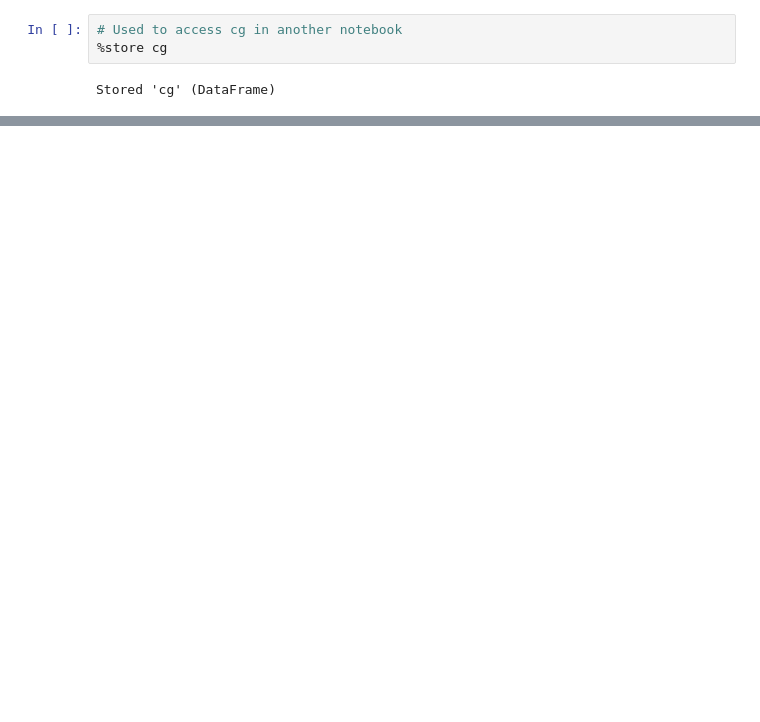
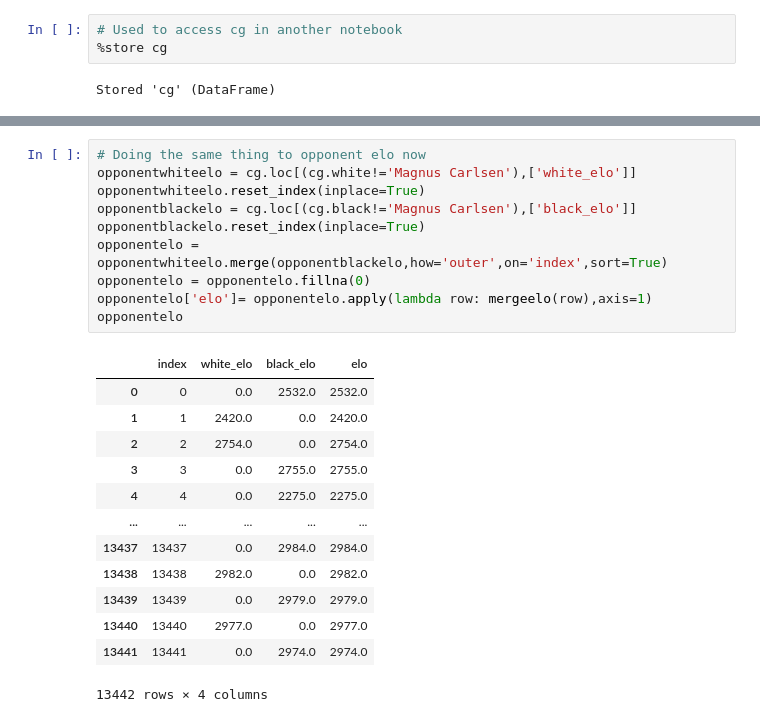
Before and after one commit to dealom/Magnus-Carlsen-Lichess-Games-Dataset-Analysis, a Jupyter notebook: Cleaning.ipynb, the cells around one changed output, grey strips where cells are left out. Drawn from its saved outputs; the diff is of its cells as text; blank space fills up the shorter version.

```diff
--- a/Cleaning.ipynb
+++ b/Cleaning.ipynb
@@ -108,0 +136,24 @@ Stored 'cg' (DataFrame)
+# %%
+# Doing the same thing to opponent elo now
+opponentwhiteelo = cg.loc[(cg.white!='Magnus Carlsen'),['white_elo']]
+opponentwhiteelo.reset_index(inplace=True)
+opponentblackelo = cg.loc[(cg.black!='Magnus Carlsen'),['black_elo']]
+opponentblackelo.reset_index(inplace=True)
+opponentelo = opponentwhiteelo.merge(opponentblackelo,how='outer',on='index',sort=True)
+opponentelo = opponentelo.fillna(0)
+opponentelo['elo']= opponentelo.apply(lambda row: mergeelo(row),axis=1)
+opponentelo
+# %% [output]
+|  | index | white_elo | black_elo | elo |
+| 0 | 0 | 0.0 | 2532.0 | 2532.0 |
+| 1 | 1 | 2420.0 | 0.0 | 2420.0 |
+| 2 | 2 | 2754.0 | 0.0 | 2754.0 |
+| 3 | 3 | 0.0 | 2755.0 | 2755.0 |
+| 4 | 4 | 0.0 | 2275.0 | 2275.0 |
+| ... | ... | ... | ... | ... |
+| 13437 | 13437 | 0.0 | 2984.0 | 2984.0 |
+| 13438 | 13438 | 2982.0 | 0.0 | 2982.0 |
+| 13439 | 13439 | 0.0 | 2979.0 | 2979.0 |
+| 13440 | 13440 | 2977.0 | 0.0 | 2977.0 |
+| 13441 | 13441 | 0.0 | 2974.0 | 2974.0 |
+13442 rows × 4 columns
```
Also changed, not shown: parts of 4 cells of this notebook, 1 other file.
